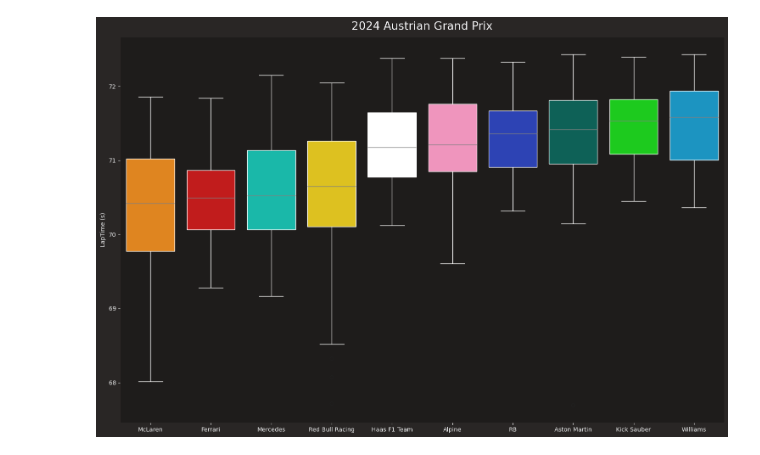
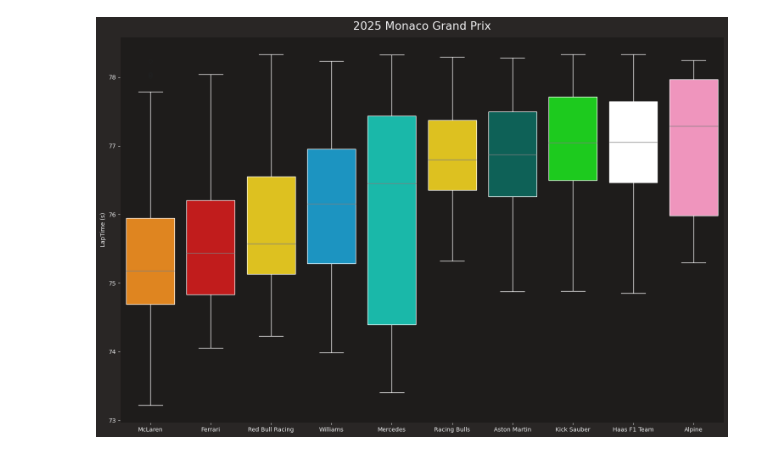
Before and after one commit to brian6030/fastf1_util_functions, a Jupyter notebook: race_session_example.ipynb, the cells around one changed output. Saved outputs shown, nothing was run; the diff lists cells and outputs as text; code cells hidden in the pictures.

```diff
--- a/race_session_example.ipynb
+++ b/race_session_example.ipynb
@@ -42,4 +28,4 @@ import seaborn as sns
 # %%
-session = fastf1.get_session(2024, 11, 'r')
+session = fastf1.get_session(2025, 8, 'r')
 session.load()
 # %% [output]
@@ -97,15 +87,15 @@ Finishing order:  ['RUS', 'PIA', 'SAI', 'HAM', 'VER', 'HUL', 'PER', 'MAG', 'RIC'
 # %%
 fastf1_util.plot_laptimes_boxplot(
     data=transformed_laps,
     x="Team",
     y="LapTime (s)",
     hue="Team",
     order=team_order,
     palette=team_palette,
-    title="2024 Austrian Grand Prix"
+    title="2025 Monaco Grand Prix"
 )
 # %% [output]
-[figure, old version]
+[figure, new version]
 # %%
 fastf1_util.plot_lap_time_distributions(
     driver_laps=driver_laps,
```
Also changed, not shown: parts of 9 cells of this notebook, 1 other file.
